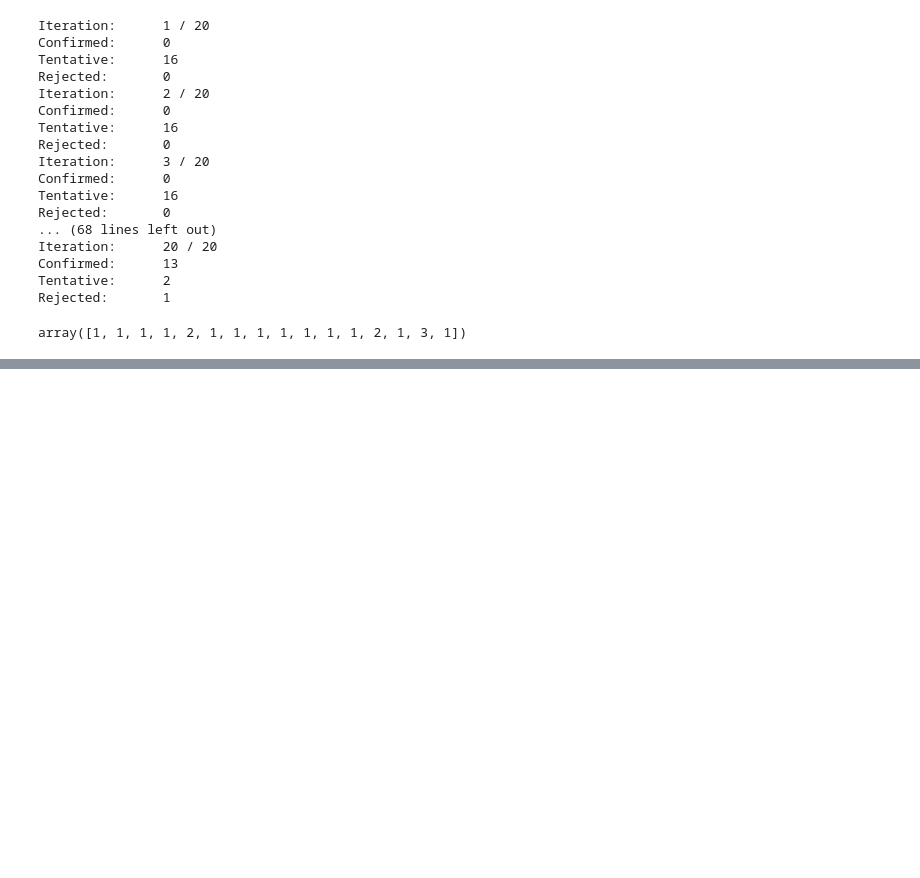
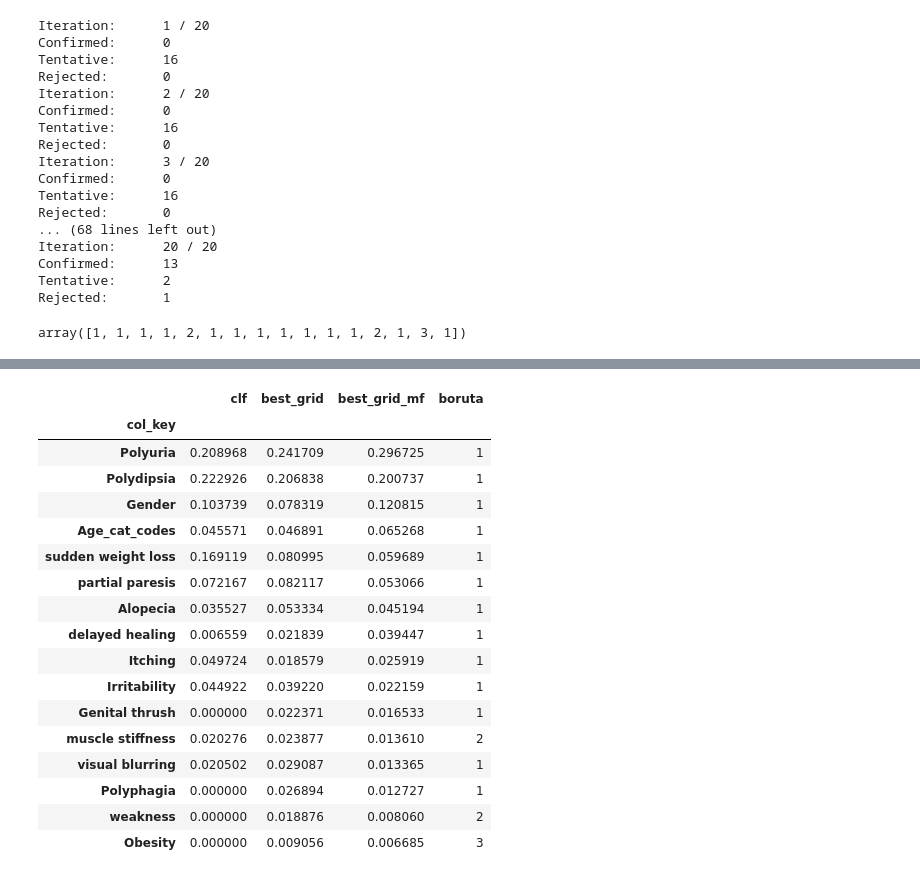
Before and after one commit to OsnatMel/Early_Stage_Diabetes_Prediction, a Jupyter notebook: Early_Stage_Diabetes_Prediction.ipynb, the cells around one changed output, grey strips where cells are left out. Saved outputs shown, nothing was run; the diff lists cells and outputs as text; code cells hidden in the pictures; blank space fills up the shorter version.

```diff
--- a/Early_Stage_Diabetes_Prediction.ipynb
+++ b/Early_Stage_Diabetes_Prediction.ipynb
@@ -556,0 +614,21 @@ df_features_all
+# %%
+df_features_all.sort_values(by=['boruta']).sort_values(by=['best_grid_mf','best_grid','clf'],ascending=False)
+# %% [output]
+|  | clf | best_grid | best_grid_mf | boruta |
+| col_key |  |  |  |  |
+| Polyuria | 0.208968 | 0.241709 | 0.296725 | 1 |
+| Polydipsia | 0.222926 | 0.206838 | 0.200737 | 1 |
+| Gender | 0.103739 | 0.078319 | 0.120815 | 1 |
+| Age_cat_codes | 0.045571 | 0.046891 | 0.065268 | 1 |
+| sudden weight loss | 0.169119 | 0.080995 | 0.059689 | 1 |
+| partial paresis | 0.072167 | 0.082117 | 0.053066 | 1 |
+| Alopecia | 0.035527 | 0.053334 | 0.045194 | 1 |
+| delayed healing | 0.006559 | 0.021839 | 0.039447 | 1 |
+| Itching | 0.049724 | 0.018579 | 0.025919 | 1 |
+| Irritability | 0.044922 | 0.039220 | 0.022159 | 1 |
+| Genital thrush | 0.000000 | 0.022371 | 0.016533 | 1 |
+| muscle stiffness | 0.020276 | 0.023877 | 0.013610 | 2 |
+| visual blurring | 0.020502 | 0.029087 | 0.013365 | 1 |
+| Polyphagia | 0.000000 | 0.026894 | 0.012727 | 1 |
+| weakness | 0.000000 | 0.018876 | 0.008060 | 2 |
+| Obesity | 0.000000 | 0.009056 | 0.006685 | 3 |
```
Also changed, not shown: parts of 15 cells of this notebook.
